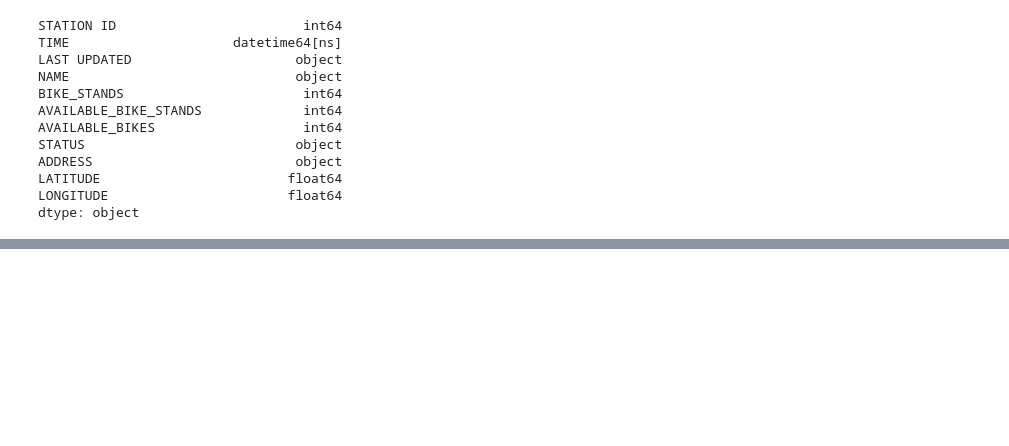
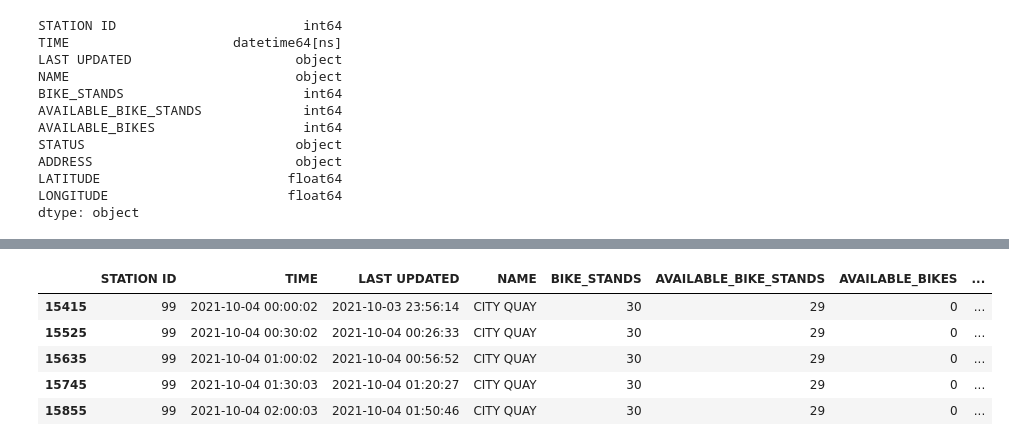
Before and after one commit to TadghPurcell/On-Your-Bike, a Jupyter notebook: ML_models/regression.ipynb, the cells around one changed output, grey strips where cells are left out. Cells and saved outputs as stored; diff of their text form; code cells hidden in the pictures; blank space fills up the shorter version.

```diff
--- a/ML_models/regression.ipynb
+++ b/ML_models/regression.ipynb
@@ -42,0 +79,9 @@ df.head()
+# %%
+monday.head()
+# %% [output]
+|  | STATION ID | TIME | LAST UPDATED | NAME | BIKE_STANDS | AVAILABLE_BIKE_STANDS | AVAILABLE_BIKES | ... |
+| 15415 | 99 | 2021-10-04 00:00:02 | 2021-10-03 23:56:14 | CITY QUAY | 30 | 29 | 0 | ... |
+| 15525 | 99 | 2021-10-04 00:30:02 | 2021-10-04 00:26:33 | CITY QUAY | 30 | 29 | 0 | ... |
+| 15635 | 99 | 2021-10-04 01:00:02 | 2021-10-04 00:56:52 | CITY QUAY | 30 | 29 | 0 | ... |
+| 15745 | 99 | 2021-10-04 01:30:03 | 2021-10-04 01:20:27 | CITY QUAY | 30 | 29 | 0 | ... |
+| 15855 | 99 | 2021-10-04 02:00:03 | 2021-10-04 01:50:46 | CITY QUAY | 30 | 29 | 0 | ... |
```
Also changed, not shown: parts of 14 cells of this notebook.
